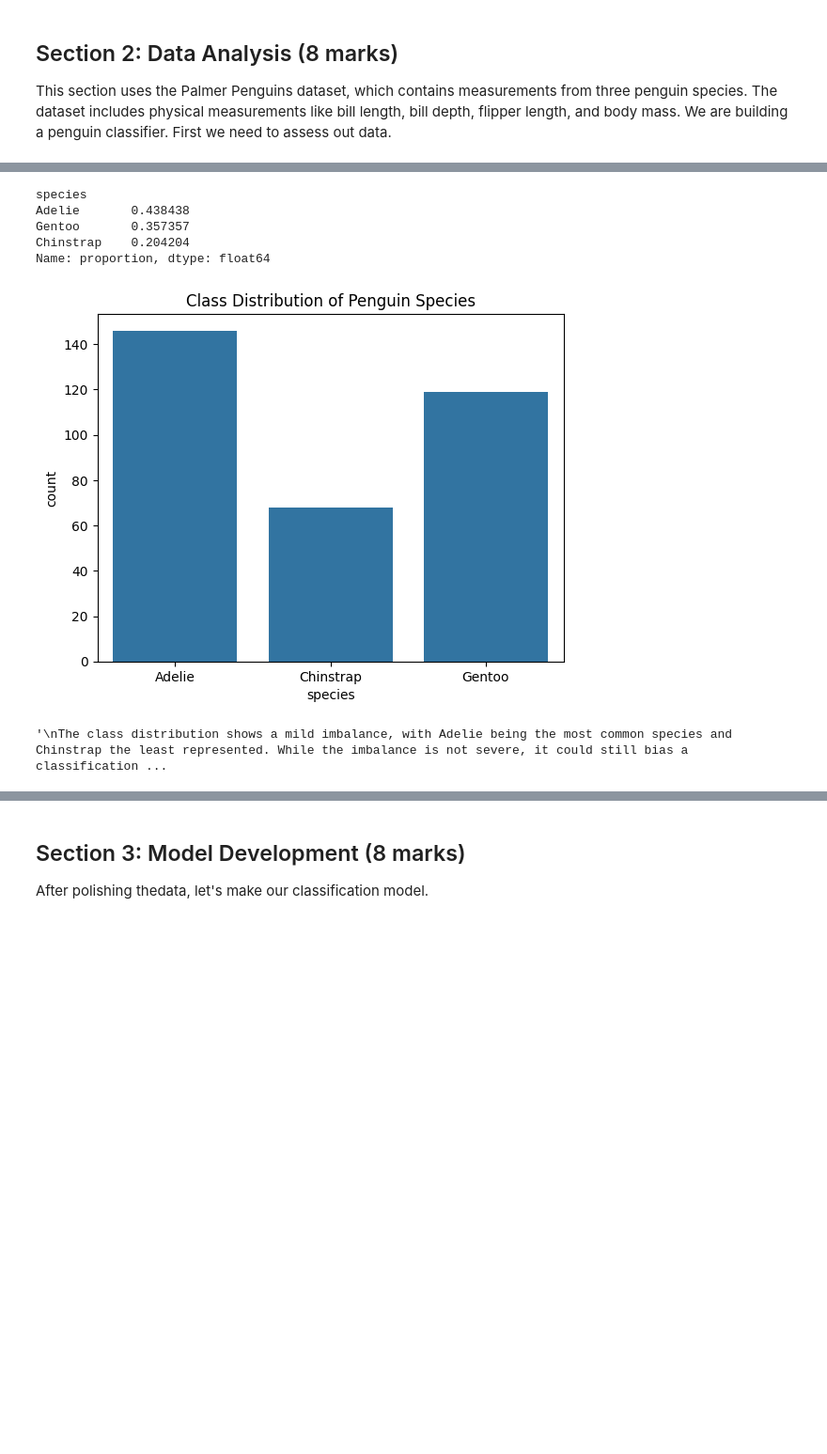
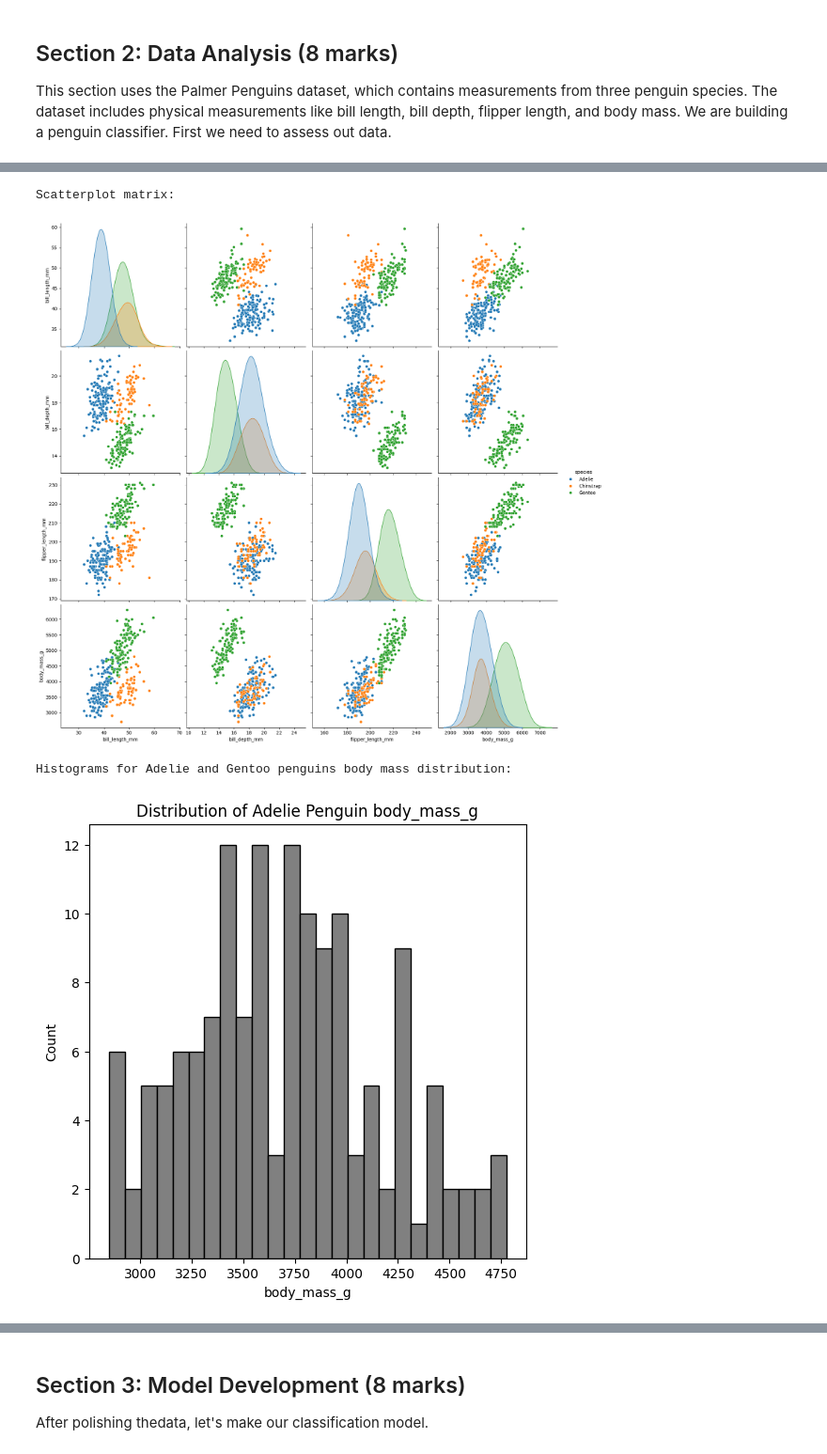
Before and after one commit to SajaFawagreh/SYSC4415, a Jupyter notebook: W2025/Assignments/A1/SYSC4415_W25_A1.ipynb, the cells around one changed output, grey strips where cells are left out. Shown at 94% size. Cells and saved outputs as stored; diff of their text form; code cells hidden in the pictures; blank space fills up the shorter version.

```diff
--- a/W2025/Assignments/A1/SYSC4415_W25_A1.ipynb
+++ b/W2025/Assignments/A1/SYSC4415_W25_A1.ipynb
@@ -240,28 +224,40 @@ plt.show()
-# %%
-"""
-Q2c (1 mark)
-Analyze class distribution and discuss implications for model training:
-- Calculate and visualize class proportions
-- Identify any class imbalance
-"""
-
-class_proportions = penguins_clean["species"].value_counts(normalize=True)
-print(class_proportions)
-
-sb.countplot(data=penguins_clean, x="species")
-plt.title("Class Distribution of Penguin Species")
-plt.show()
-
-"""
-The class distribution shows a mild imbalance, with Adelie being the most common \
-species and Chinstrap the least represented. While the imbalance is not severe, \
-it could still bias a classification model toward predicting the majority class.
-"""
-# %% [output]
-species
-Adelie       0.438438
-Gentoo       0.357357
-Chinstrap    0.204204
-Name: proportion, dtype: float64
-[figure, removed]
-'\nThe class distribution shows a mild imbalance, with Adelie being the most common species and Chinstrap the least represented. While the imbalance is not severe, it could still bias a classification ...
+# %%
+"""
+Q2b (2 marks)
+Create visualizations showing:
+- Create scatterplot matrix for visual assessment of data
+- Identify one feature with outliers and show distribution values for two classes (2 histograms).
+"""
+
+# Scatterplot matrix to visually assess data
+print("Scatterplot matrix:\n")
+sb.pairplot(penguins_clean, hue='species', diag_kws={'bw_method': 0.9}, height=4)
+plt.show()
+
+print("\nHistograms for Adelie and Gentoo penguins body mass distribution:\n")
+
+adelie_penguins = penguins_clean[penguins_clean['species'] == 'Adelie']
+gentoo_penguins = penguins_clean[penguins_clean['species'] == 'Gentoo']
+
+var2plot = 'body_mass_g'
+
+# Histogram for Adelie body mass
+plt.figure(figsize= (6,6))
+plt.hist(adelie_penguins[var2plot], bins=25, color= 'grey', edgecolor= 'black')
+plt.xlabel(var2plot)
+plt.ylabel("Count")
+plt.title(f"Distribution of Adelie Penguin {var2plot}")
+plt.show()
+
+# Histogram for Gentoo body mass
+plt.figure(figsize= (6,6))
+plt.hist(gentoo_penguins[var2plot], bins=25, color= 'grey', edgecolor= 'black')
+plt.xlabel(var2plot)
+plt.ylabel("Count")
+plt.title(f"Distribution of Gentoo Penguin {var2plot}")
+plt.show()
+# %% [output]
+Scatterplot matrix:
+[figure, added]
+Histograms for Adelie and Gentoo penguins body mass distribution:
+[figure, added]
```
Also changed, not shown: parts of 14 cells of this notebook.
